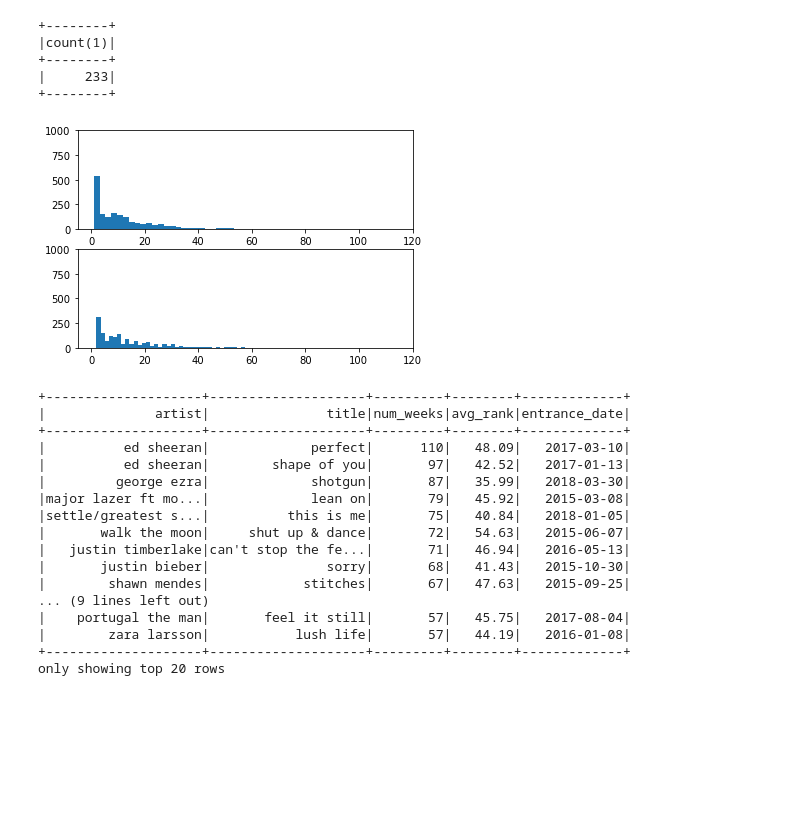
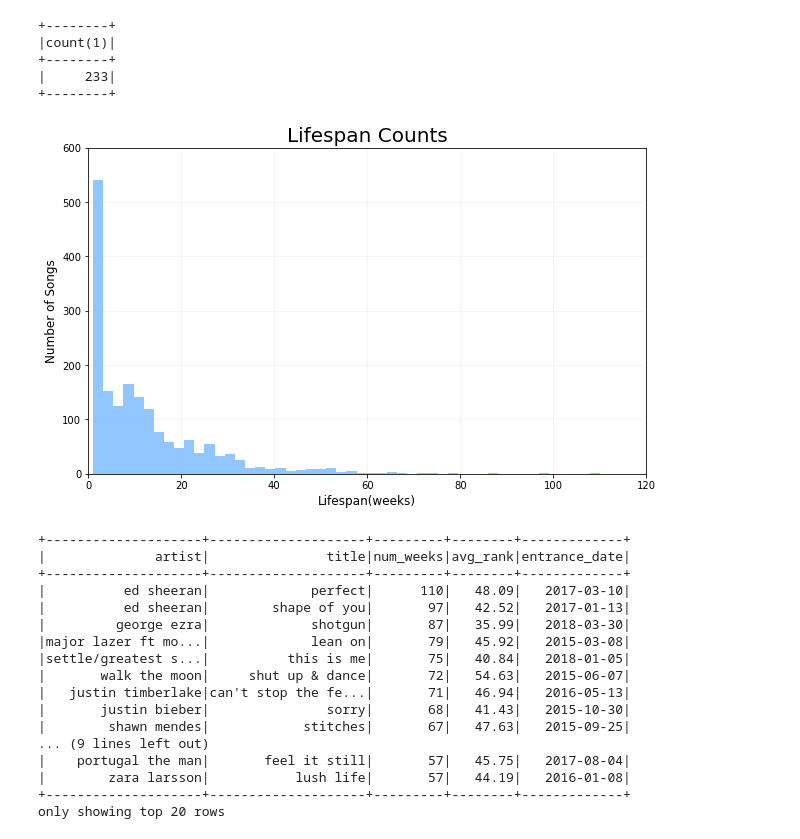
Before and after one commit to virsagothethird/UK-Top-100-Songs, a Jupyter notebook: uk100-Copy2.ipynb, the cells around one changed output. Saved outputs shown, nothing was run; the diff lists cells and outputs as text; code cells hidden in the pictures; blank space fills up the shorter version.

```diff
--- a/uk100-Copy2.ipynb
+++ b/uk100-Copy2.ipynb
@@ -6,6 +6,7 @@ from pyspark.sql.types import IntegerType, DateType, TimestampType
 from datetime import datetime
 %matplotlib inline
 import matplotlib.pyplot as plt
+plt.style.use("seaborn-pastel")
 import scipy.stats as stats
 # %%
 spark = (ps.sql.SparkSession.builder
@@ -796,15 +790,3 @@ spark.sql('''
 +--------+
 |     233|
 +--------+
-# %%
-lifespan = survival.rdd.map(lambda row: row.num_weeks).collect()
-lifespan2 = survival2.rdd.map(lambda row: row.num_weeks).collect()
-
-fig, ax = plt.subplots(2)
-ax[0].hist(lifespan, bins=50)
-ax[1].hist(lifespan2,bins=50)
-for i in range(2):
-    ax[i].set_xlim(-5, 120)
-    ax[i].set_ylim(0, 1000)
-# %% [output]
-[figure, removed]
@@ -811,3 +795,14 @@ for i in range(2):
+# %%
+fig, ax = plt.subplots(figsize=(10,6))
+ax.hist(lifespan, bins=50)
+ax.set_xlim(0, 120)
+ax.set_ylim(0, 600)
+ax.set_title("Lifespan Counts", fontsize=20)
+ax.set_ylabel("Number of Songs", fontsize=12)
+ax.set_xlabel("Lifespan(weeks)", fontsize=12)
+ax.grid(alpha=0.15)
+# %% [output]
+[figure, added]
 # %%
 spark.sql('''
             SELECT *
```
Also changed, not shown: parts of 11 cells of this notebook, 1 other file.
